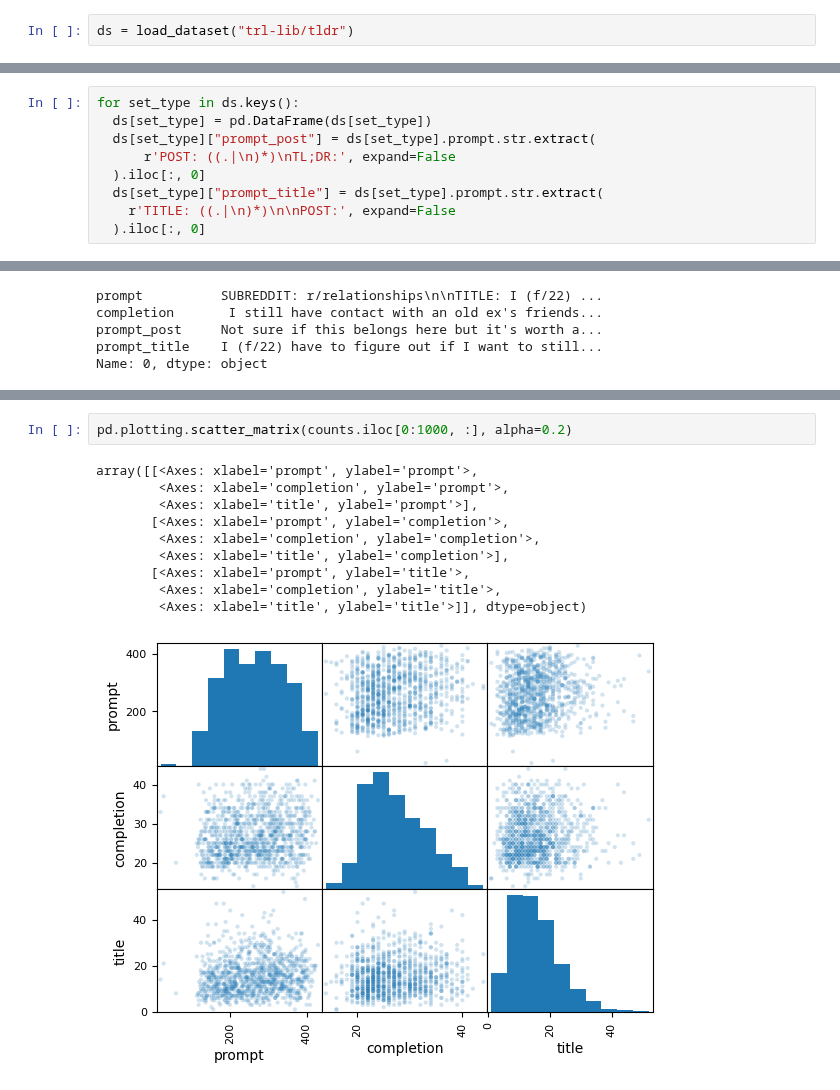
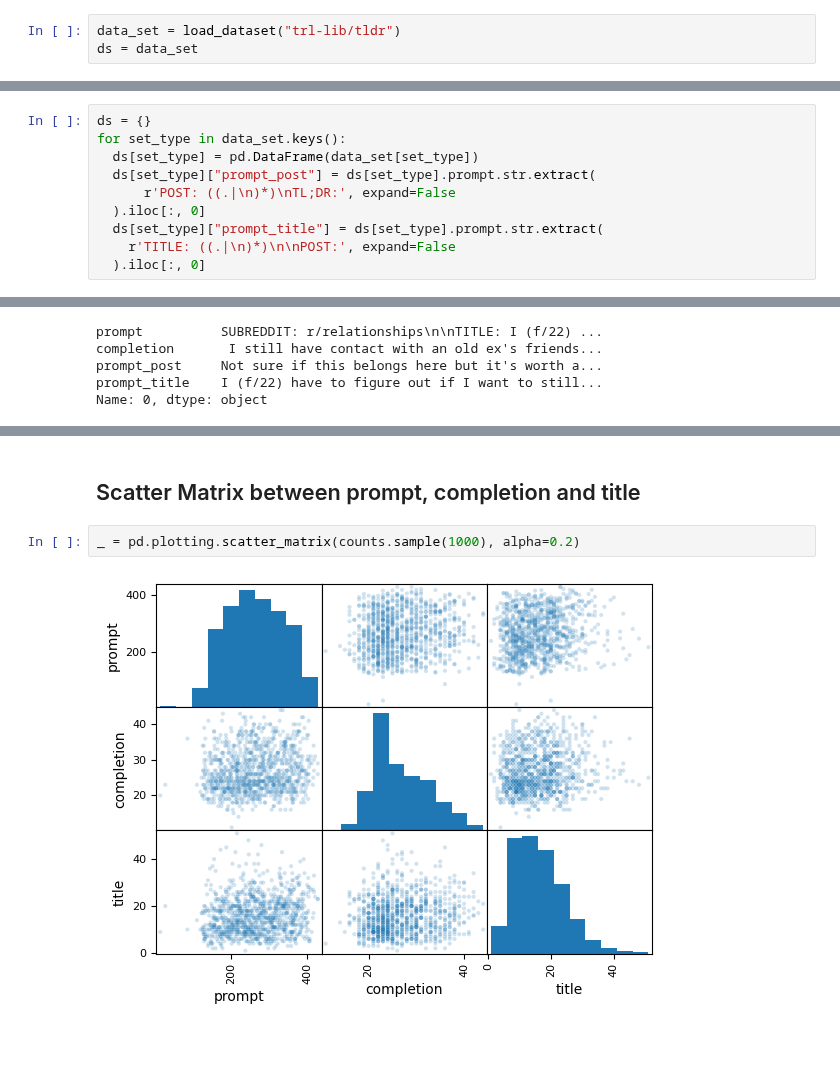
Before and after one commit to Thorkild556/NLP_project_group6, a Jupyter notebook: lab/ExploreTLDR.ipynb, the cells around one changed output, grey strips where cells are left out. Cells and saved outputs as stored; diff of their text form; blank space fills up the shorter version.

```diff
--- a/lab/ExploreTLDR.ipynb
+++ b/lab/ExploreTLDR.ipynb
@@ -12,7 +12,8 @@ import math
 
 we have loaded the datasets using the hugging face's datasets library, we have observed the TL-DR Datasets split already done into train, test and validation
 # %%
-ds = load_dataset("trl-lib/tldr")
+data_set = load_dataset("trl-lib/tldr")
+ds = data_set
 # %%
 train_set = pd.DataFrame(ds["train"])
 print(ds.keys())
@@ -106,6 +92,7 @@ TL;DR:
 # %%
-for set_type in ds.keys():
-  ds[set_type] = pd.DataFrame(ds[set_type])
+ds = {}
+for set_type in data_set.keys():
+  ds[set_type] = pd.DataFrame(data_set[set_type])
   ds[set_type]["prompt_post"] = ds[set_type].prompt.str.extract(
       r'POST: ((.|\n)*)\nTL;DR:', expand=False
   ).iloc[:, 0]
@@ -169,19 +161,12 @@ plt.legend()
 plt.show()
 # %% [output]
 [figure]
+# %% [markdown]
+## Scatter Matrix between prompt, completion and title
 # %%
-pd.plotting.scatter_matrix(counts.iloc[0:1000, :], alpha=0.2)
+_ = pd.plotting.scatter_matrix(counts.sample(1000), alpha=0.2)
 # %% [output]
-array([[<Axes: xlabel='prompt', ylabel='prompt'>,
-        <Axes: xlabel='completion', ylabel='prompt'>,
-        <Axes: xlabel='title', ylabel='prompt'>],
-       [<Axes: xlabel='prompt', ylabel='completion'>,
-        <Axes: xlabel='completion', ylabel='completion'>,
-        <Axes: xlabel='title', ylabel='completion'>],
-       [<Axes: xlabel='prompt', ylabel='title'>,
-        <Axes: xlabel='completion', ylabel='title'>,
-        <Axes: xlabel='title', ylabel='title'>]], dtype=object)
-[figure, old version]
+[figure, new version]
 # %%
 # correlation?
 print(scipy.stats.linregress(n_words_prompt, n_words_completion))
```
Also changed, not shown: parts of 31 cells of this notebook, 1 other file.
